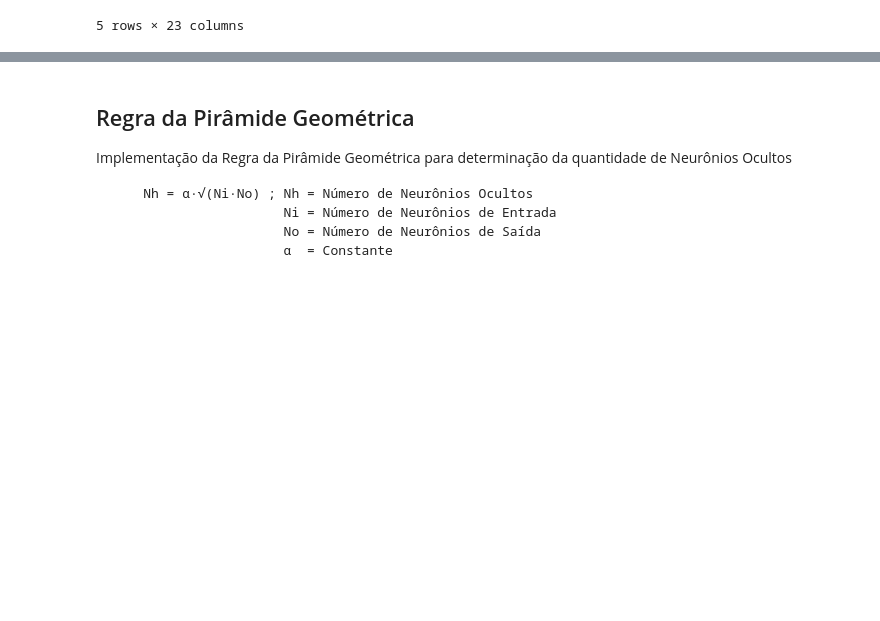
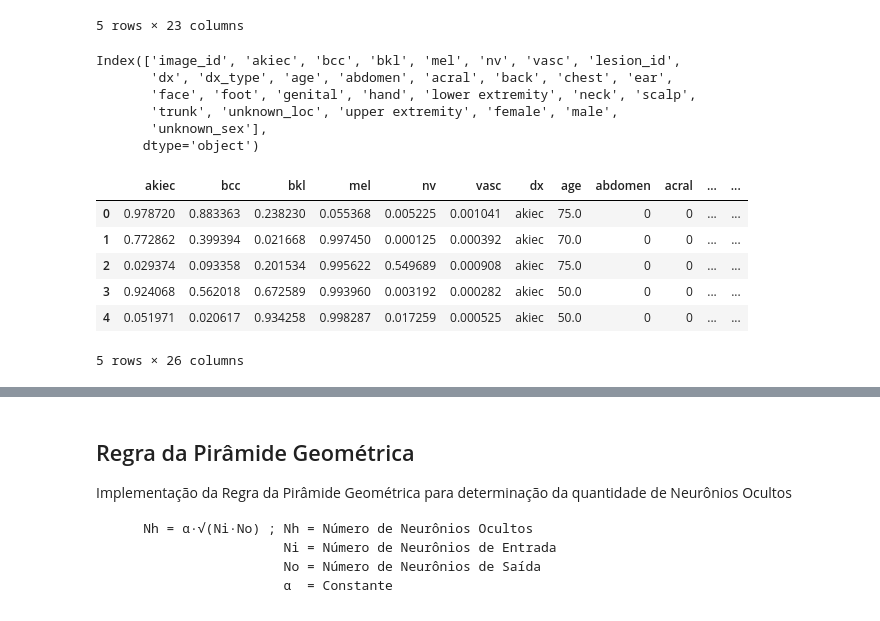
Before and after one commit to jpdol/SkinCancerMnist, a Jupyter notebook: Skin Cancer Mnist - Train and Test.ipynb, the cells around one changed output, grey strips where cells are left out. Saved outputs shown, nothing was run; the diff lists cells and outputs as text; code cells hidden in the pictures; blank space fills up the shorter version.

```diff
--- a/Skin Cancer Mnist - Train and Test.ipynb
+++ b/Skin Cancer Mnist - Train and Test.ipynb
@@ -52,0 +94,9 @@ dataset.head()
+# %%
+newDataset.columns
+# %% [output]
+Index(['image_id', 'akiec', 'bcc', 'bkl', 'mel', 'nv', 'vasc', 'lesion_id',
+       'dx', 'dx_type', 'age', 'abdomen', 'acral', 'back', 'chest', 'ear',
+       'face', 'foot', 'genital', 'hand', 'lower extremity', 'neck', 'scalp',
+       'trunk', 'unknown_loc', 'upper extremity', 'female', 'male',
+       'unknown_sex'],
+      dtype='object')
@@ -53,3 +105,13 @@ dataset.head()
+# %%
+dataset.head()
+# %% [output]
+|  | akiec | bcc | bkl | mel | nv | vasc | dx | age | abdomen | acral | ... | ... |
+| 0 | 0.978720 | 0.883363 | 0.238230 | 0.055368 | 0.005225 | 0.001041 | akiec | 75.0 | 0 | 0 | ... | ... |
+| 1 | 0.772862 | 0.399394 | 0.021668 | 0.997450 | 0.000125 | 0.000392 | akiec | 70.0 | 0 | 0 | ... | ... |
+| 2 | 0.029374 | 0.093358 | 0.201534 | 0.995622 | 0.549689 | 0.000908 | akiec | 75.0 | 0 | 0 | ... | ... |
+| 3 | 0.924068 | 0.562018 | 0.672589 | 0.993960 | 0.003192 | 0.000282 | akiec | 50.0 | 0 | 0 | ... | ... |
+| 4 | 0.051971 | 0.020617 | 0.934258 | 0.998287 | 0.017259 | 0.000525 | akiec | 50.0 | 0 | 0 | ... | ... |
+5 rows × 26 columns
 # %%
 classes = []
 freq = []
```
Also changed, not shown: parts of 22 cells of this notebook.
